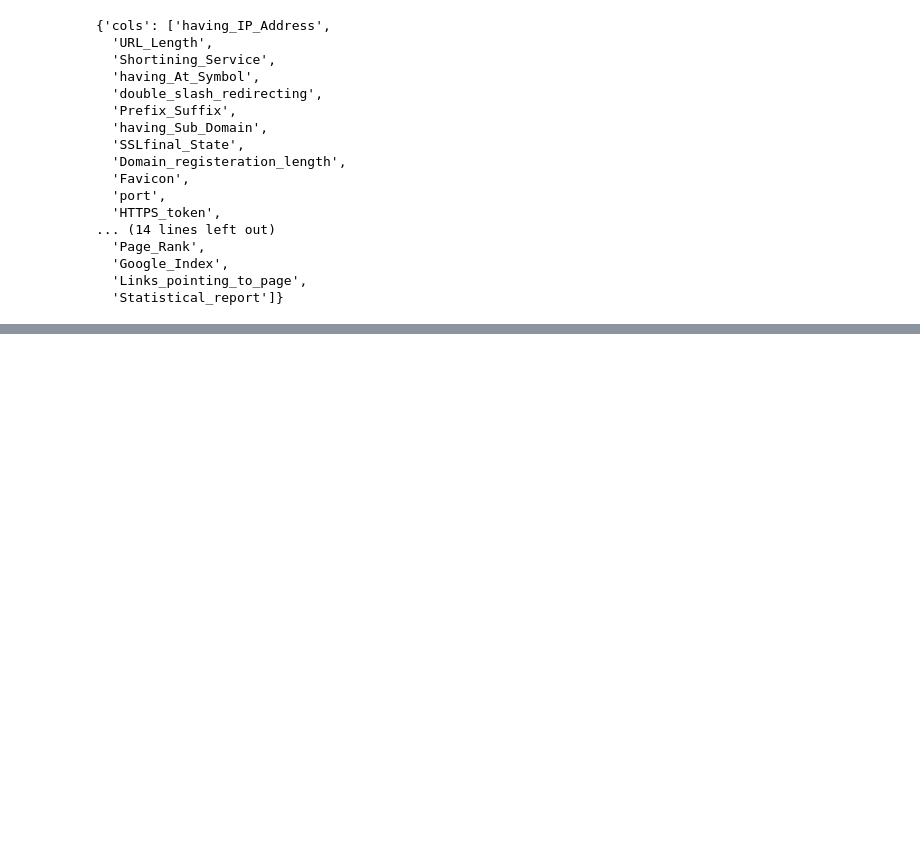
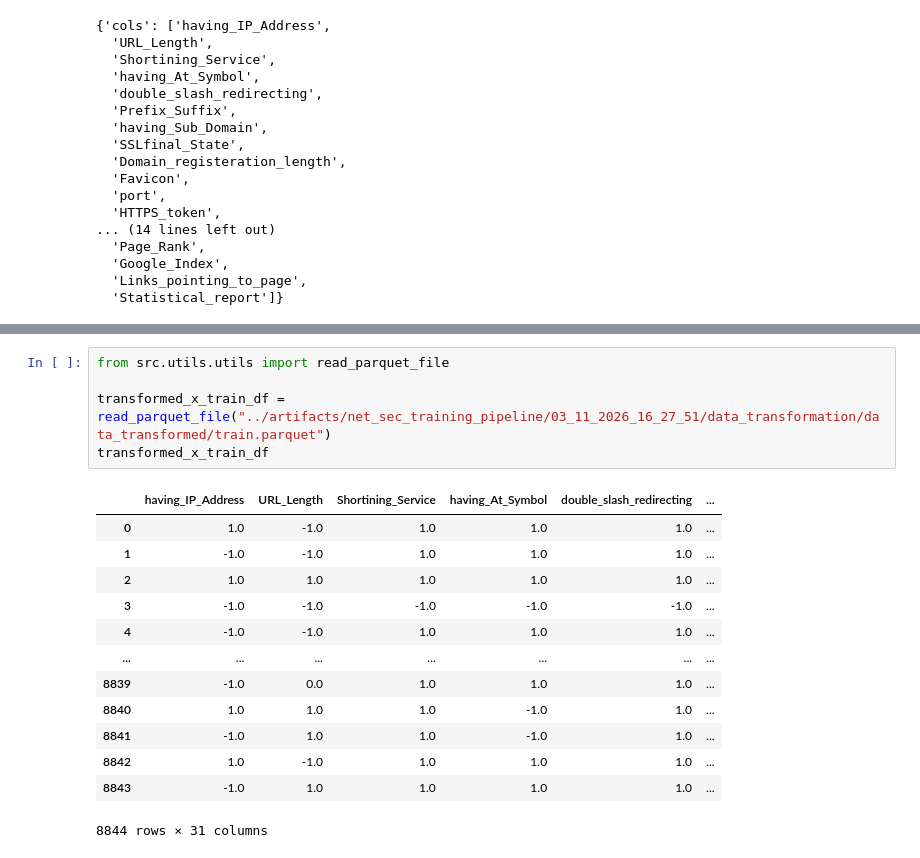
Before and after one commit to alwanadi17/ml_networksecurity, a Jupyter notebook: notebooks/main.ipynb, the cells around one changed output, grey strips where cells are left out. Saved outputs shown, nothing was run; the diff lists cells and outputs as text; blank space fills up the shorter version.

```diff
--- a/notebooks/main.ipynb
+++ b/notebooks/main.ipynb
@@ -134,0 +158,19 @@ data
+# %%
+from src.utils.utils import read_parquet_file
+
+transformed_x_train_df = read_parquet_file("../artifacts/net_sec_training_pipeline/03_11_2026_16_27_51/data_transformation/data_transformed/train.parquet")
+transformed_x_train_df
+# %% [output]
+|  | having_IP_Address | URL_Length | Shortining_Service | having_At_Symbol | double_slash_redirecting | ... |
+| 0 | 1.0 | -1.0 | 1.0 | 1.0 | 1.0 | ... |
+| 1 | -1.0 | -1.0 | 1.0 | 1.0 | 1.0 | ... |
+| 2 | 1.0 | 1.0 | 1.0 | 1.0 | 1.0 | ... |
+| 3 | -1.0 | -1.0 | -1.0 | -1.0 | -1.0 | ... |
+| 4 | -1.0 | -1.0 | 1.0 | 1.0 | 1.0 | ... |
+| ... | ... | ... | ... | ... | ... | ... |
+| 8839 | -1.0 | 0.0 | 1.0 | 1.0 | 1.0 | ... |
+| 8840 | 1.0 | 1.0 | 1.0 | -1.0 | 1.0 | ... |
+| 8841 | -1.0 | 1.0 | 1.0 | -1.0 | 1.0 | ... |
+| 8842 | 1.0 | -1.0 | 1.0 | 1.0 | 1.0 | ... |
+| 8843 | -1.0 | 1.0 | 1.0 | 1.0 | 1.0 | ... |
+8844 rows × 31 columns
```
Also changed, not shown: parts of 1 cell of this notebook.
